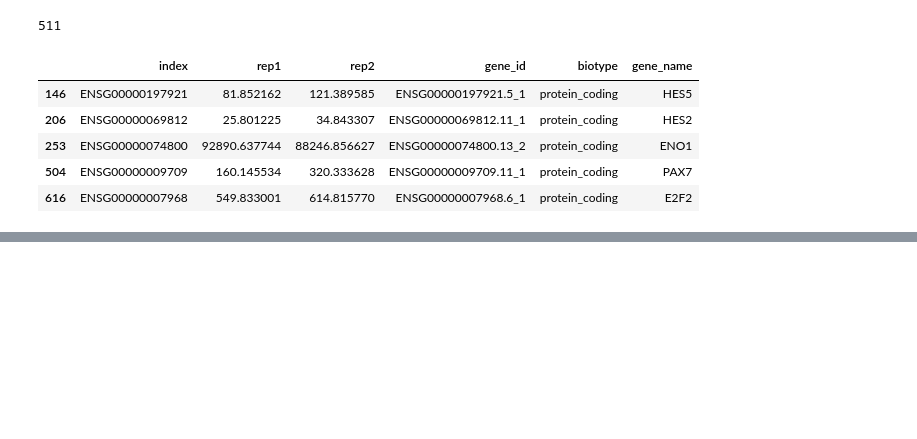
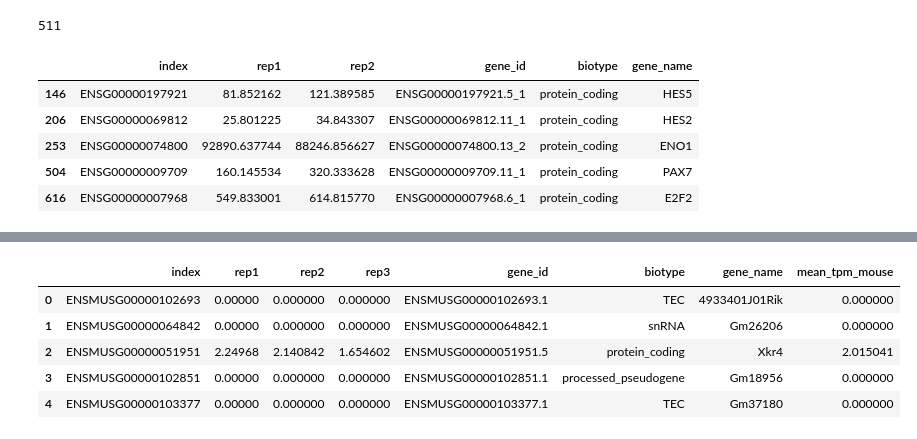
Before and after one commit to wod31/2019__lncRNA_evolution_mpra, a Jupyter notebook: analysis/03__rna_seq/03__TF_expr/03__TF_expr.ipynb, the cells around one changed output, grey strips where cells are left out. Cells and saved outputs as stored; diff of their text form; code cells hidden in the pictures; blank space fills up the shorter version.

Commit message:
analyzing expression of human curated TFs in hESCs, their orthologs in mESCs, and their differential expression between hESCs and mESCs. added to notebook 03__rna_seq/03__TF_expr

```diff
--- a/analysis/03__rna_seq/03__TF_expr/03__TF_expr.ipynb
+++ b/analysis/03__rna_seq/03__TF_expr/03__TF_expr.ipynb
@@ -278,0 +336,10 @@ fig = plt.figure(figsize=(2, 2))
+# %%
+mESC_expr["mean_tpm_mouse"] = mESC_expr[["rep1", "rep2", "rep3"]].mean(axis=1)
+mESC_expr.head()
+# %% [output]
+|  | index | rep1 | rep2 | rep3 | gene_id | biotype | gene_name | mean_tpm_mouse |
+| 0 | ENSMUSG00000102693 | 0.00000 | 0.000000 | 0.000000 | ENSMUSG00000102693.1 | TEC | 4933401J01Rik | 0.000000 |
+| 1 | ENSMUSG00000064842 | 0.00000 | 0.000000 | 0.000000 | ENSMUSG00000064842.1 | snRNA | Gm26206 | 0.000000 |
+| 2 | ENSMUSG00000051951 | 2.24968 | 2.140842 | 1.654602 | ENSMUSG00000051951.5 | protein_coding | Xkr4 | 2.015041 |
+| 3 | ENSMUSG00000102851 | 0.00000 | 0.000000 | 0.000000 | ENSMUSG00000102851.1 | processed_pseudogene | Gm18956 | 0.000000 |
+| 4 | ENSMUSG00000103377 | 0.00000 | 0.000000 | 0.000000 | ENSMUSG00000103377.1 | TEC | Gm37180 | 0.000000 |
```
Also changed, not shown: parts of 35 cells of this notebook, 6 other files.
